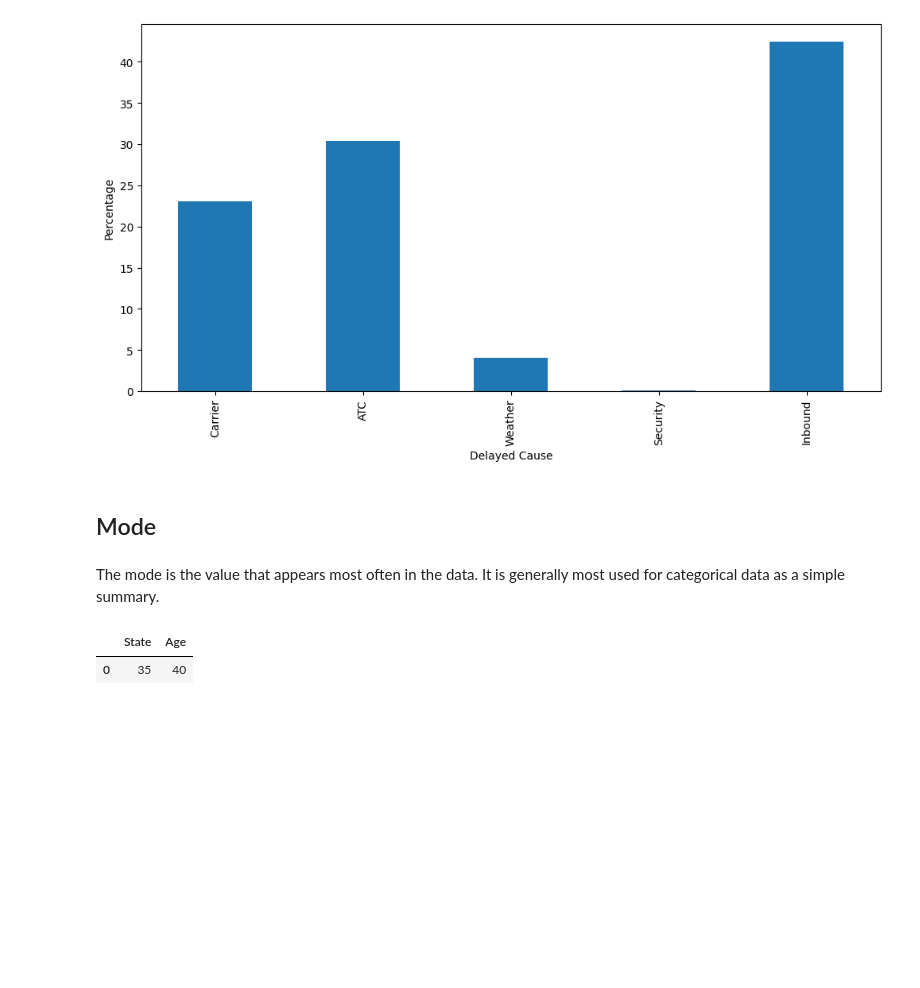
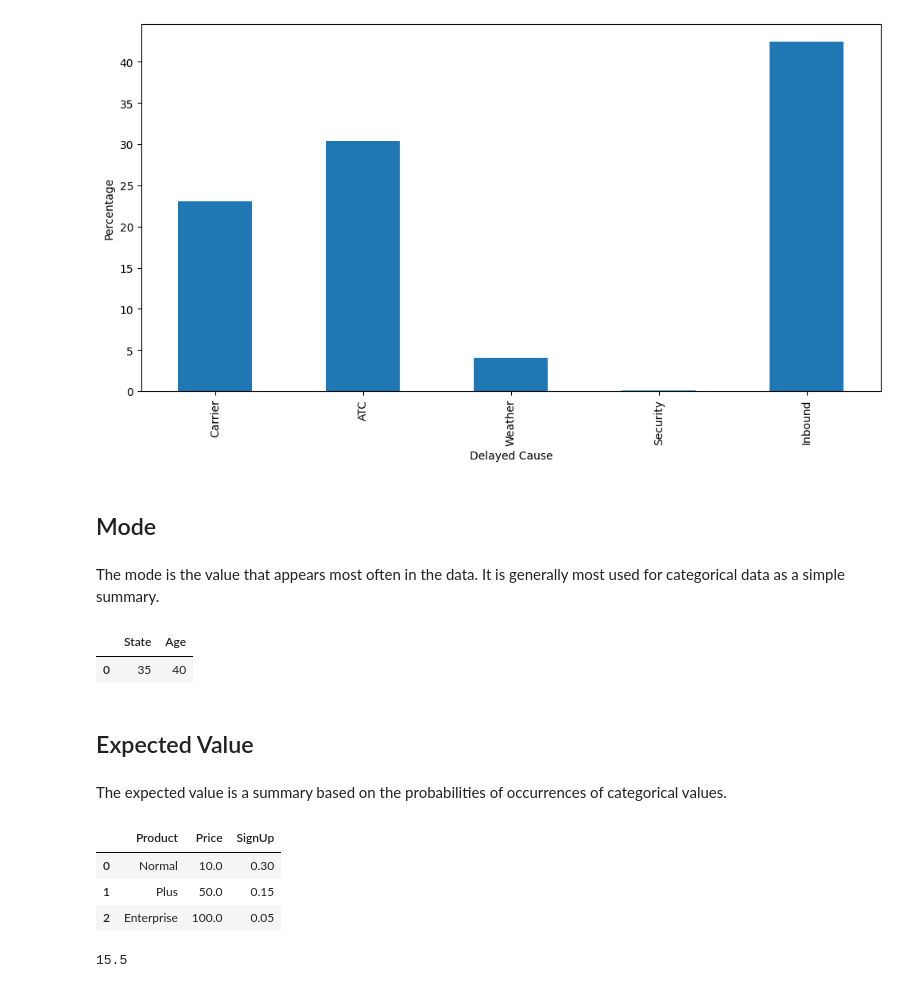
Before and after one commit to gdserafini/pratical-statistics, a Jupyter notebook: src/1-exploratory-data-analysis/exploratory_data_analysis.ipynb, the cells around one changed output. Cells and saved outputs as stored; diff of their text form; code cells hidden in the pictures; blank space fills up the shorter version.

```diff
--- a/src/1-exploratory-data-analysis/exploratory_data_analysis.ipynb
+++ b/src/1-exploratory-data-analysis/exploratory_data_analysis.ipynb
@@ -277,3 +277,27 @@ data[['State', 'Age']].mode()
 # %% [output]
 |  | State | Age |
 | 0 | 35 | 40 |
+# %% [markdown]
+## Expected Value
+# %% [markdown]
+The expected value is a summary based on the probabilities of occurrences of categorical values.
+# %%
+data = {
+    'Product': ['Normal', 'Plus', 'Enterprise'],
+    'Price': [10.0, 50.0, 100.0],
+    'SignUp': [0.3, 0.15, 0.05]
+}
+df = pd.DataFrame(data)
+df
+# %% [output]
+|  | Product | Price | SignUp |
+| 0 | Normal | 10.0 | 0.30 |
+| 1 | Plus | 50.0 | 0.15 |
+| 2 | Enterprise | 100.0 | 0.05 |
+# %%
+values = data['Price']
+probabilities = data['SignUp']
+ev = sum(v * p for v, p in zip(values, probabilities))
+ev
+# %% [output]
+15.5
```
Also changed, not shown: 3 other files.
